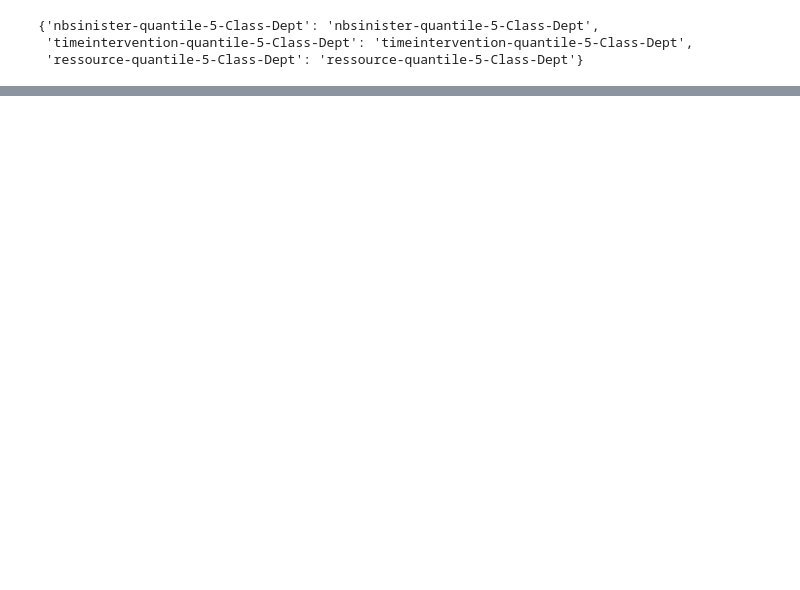
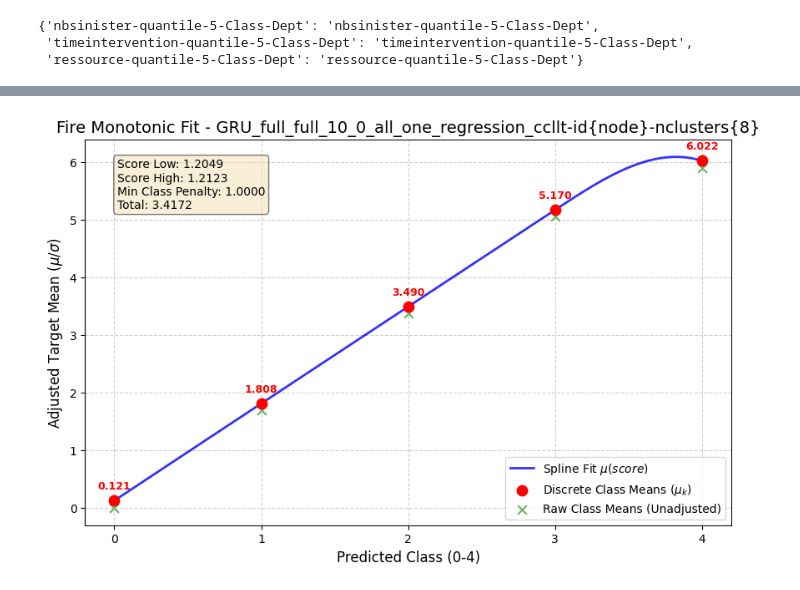
Before and after one commit to NicolasCaronPro/ST-GNN-for-wildifre-prediction, a Jupyter notebook: Prediction/evaluate_model_predictions_ssh.ipynb, the cells around one changed output, grey strips where cells are left out. Drawn from its saved outputs; the diff is of its cells as text; code cells hidden in the pictures; blank space fills up the shorter version.

```diff
--- a/Prediction/evaluate_model_predictions_ssh.ipynb
+++ b/Prediction/evaluate_model_predictions_ssh.ipynb
@@ -112,6 +119,14 @@ def find_remote_directories(sftp, base_path_remote, all_dir):
 
     return matches
 
+TARGET_MAP = {
+    "nbsinister-quantile-5-Class-Dept": "nbsinister",
+    "timeintervention-quantile-5-Class-Dept": "time_intervention",
+    "ressource-quantile-5-Class-Dept": "ressource",
+}
+
+_INV_CLLT_TARGET_MAP = {v: k for k, v in TARGET_MAP.items()}
+
 # --- Connexion SSH ---
 hostname = "mesohelios1.univ-fcomte.fr"
 username = "ncaron"
@@ -134,6 +149,7 @@ gt_dfs = {}
 target_cols = {}
 
 for d, model, loss, target in directories:
+
     if target not in all_data_frames.keys():
         all_data_frames[target] = {}
     if target is None:
@@ -163,7 +179,10 @@ for d, model, loss, target in directories:
             print(f"Skipping {d}: no prediction column")
             continue
 
-    df = res[["date", "graph_id", target]].copy()
+    if target in ["ressource", "timeintervention", "nbsinister"]:
+        target = _INV_CLLT_TARGET_MAP[target]
+
+    df = res[["date", "departement", "graph_id", target]].copy()
     df["risk_score"] = res[pred_col]
     df[pred_col] = res[pred_col]
     df["config"] = f"{model}{loss}"
@@ -183,7 +202,7 @@ for d, model, loss, target in directories:
     baseline_col = f"{target}"
     has_baseline = baseline_col in res.columns
 
-    cols_to_keep = ["date", "graph_id", "nbsinister", "burnedareaRoot", "time_intervention", 'ressource']
+    cols_to_keep = ["date", "departement", "graph_id", "nbsinister", "burnedareaRoot", "time_intervention", 'ressource']
     if has_baseline:
         cols_to_keep.append(baseline_col)
 
@@ -923,0 +733,74 @@ No valid data to plot for Res
+# %%
+# --- Visualization: Top-2 Models by AGG score per Target ---
+import pandas as pd
+import matplotlib.pyplot as plt
+
+# We iterate over the simple names used in all_target_results
+for simple_name in ['Fire', 'Time', 'Ressource']:
+    if simple_name not in all_target_results:
+        print(f"[{simple_name}] not found in all_target_results — skipping visualization.")
+        continue
+
+    res = all_target_results[simple_name]
+    df_res = res.get('scores_lh_plot', pd.DataFrame())
+    if df_res.empty: continue
+
+    # Selection of top 2 models by AGG
+    agg_candidates = [c for c in df_res.columns if 'AGG' in c]
+    if not agg_candidates: continue
+
+    agg_col = 'AGG_DFE_6' if 'AGG_DFE_6' in df_res.columns else agg_candidates[0]
+
+    # Identify top 2 models
+    top_models = df_res.sort_values(agg_col, ascending=False).head(2)
+
+    print(f"\n{'='*70}\n  VISUALIZING TOP-2 MODELS FOR: {simple_name} (sorted by {agg_col})\n{'='*70}")
+
+    sc = scorers.get(simple_name)
+    if sc is None:
+        print(f"Scorer not found for {simple_name}"); continue
+
+    # Find the short_key from SIMPLE_NAMES inverse
+    short_key = None
+    for k, v in SIMPLE_NAMES.items():
+        if v == simple_name:
+            short_key = k
+            break
+
+    # Use _INV_CLLT_TARGET_MAP to get target_key (long name)
+    target_key = _INV_CLLT_TARGET_MAP.get(short_key)
+    if target_key is None or target_key not in gt_dfs:
+        print(f"Ground truth link not found for {simple_name} (short_key: {short_key})"); continue
+
+    gt_df_orig = gt_dfs[target_key].copy()
+    gt_df_orig['date'] = gt_df_orig['date'].apply(lambda x: allDates[int(x)] if int(x)<len(allDates) else allDates[-1])
+    gt_df_orig['date'] = pd.to_datetime(gt_df_orig['date'])
+    gt_df_orig['num_zone'] = gt_df_orig['num_zone'].astype(int)
+
+    for model_name, row in top_models.iterrows():
+        print(f"\n>>> Plotting Fit for {model_name} (AGG: {row[agg_col]:.4f})")
+
+        # Get predictions
+        models_dict = all_data_frames.get(target_key, {})
+        df_pred = models_dict.get(model_name)
+        if df_pred is None:
+            print(f"  Predictions not found for {model_name}"); continue
+
+        df_p = df_pred.copy()
+        df_p['date'] = df_p['date'].apply(lambda x: allDates[int(x)] if int(x)<len(allDates) else allDates[-1])
+        df_p['date'] = pd.to_datetime(df_p['date'])
+        df_p['num_zone'] = df_p['num_zone'].astype(int)
+
+        # Merge for scoring. Use suffixes to avoid renaming the model's prediction columns.
+        # We need the ground truth from gt_df_orig, so we take it from the '_gt' columns.
+        merged = pd.merge(df_p, gt_df_orig, on=['date', 'num_zone'], how='inner', suffixes=('', '_gt'))
+        merged = merged[merged['date'].dt.year == 2023]
+
+        if not merged.empty:
+            # Use target_key_gt as the ground truth classes for the scorer
+            # Use risk_score as the model's predicted risk class
+            sc._plot(merged['risk_score'], merged[f"{target_key}_gt"], merged['date'], merged['num_zone'],
+                    title=f"{simple_name} Monotonic Fit - {model_name}")
+        else:
+            print("  Empty merge for 2023 data — check date alignment.")
+# %% [output]
@@ -923,0 +812 @@ No valid data to plot for Res
+[figure, added]
```
Also changed, not shown: parts of 12 cells of this notebook, 3 other files.
